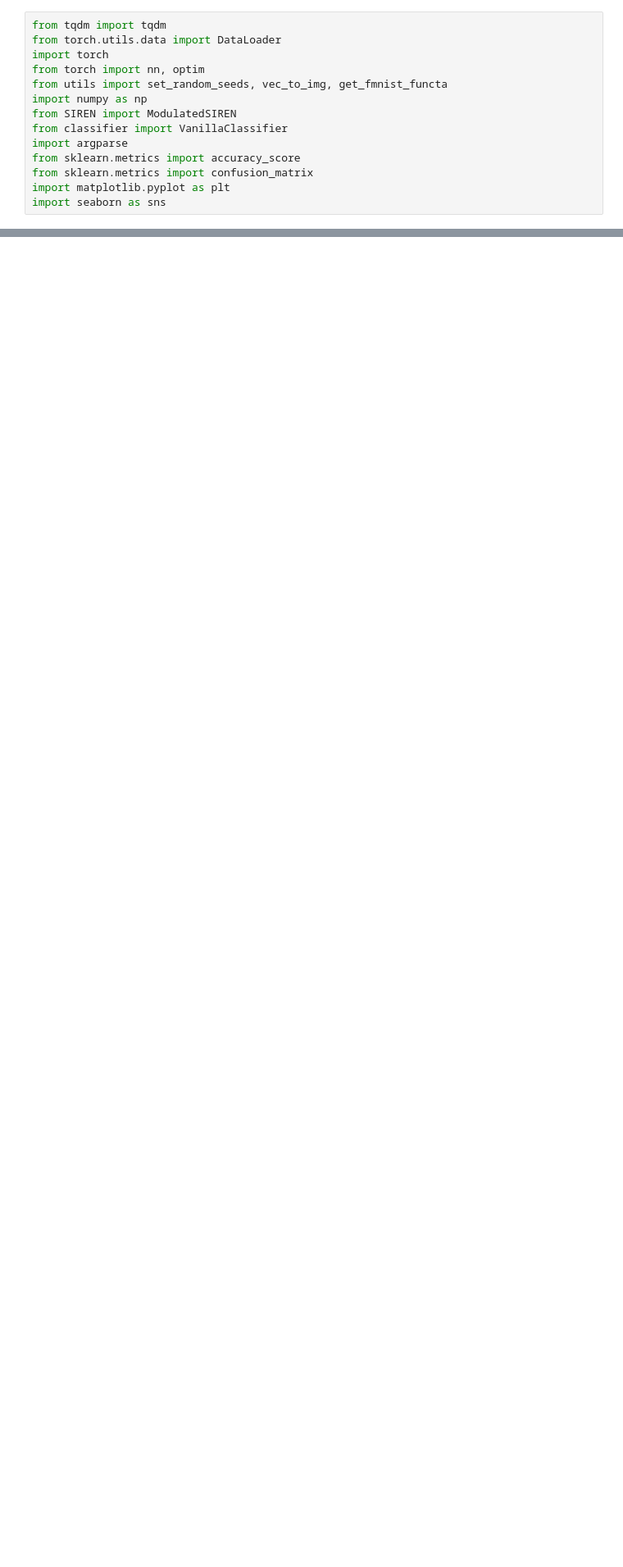
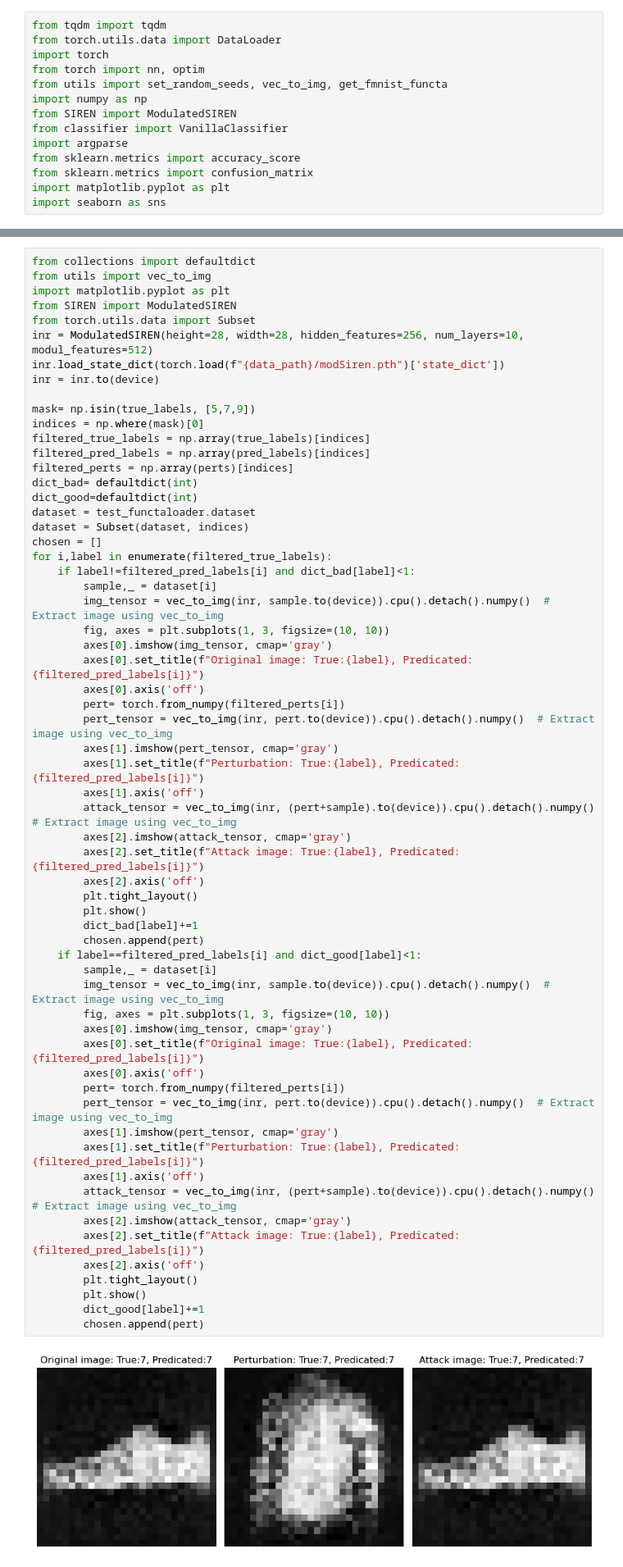
Before and after one commit to chenpery/INR-project, a Jupyter notebook: part2.ipynb, the cells around one changed output, grey strips where cells are left out. Shown at 82% size. Cells and saved outputs as stored; diff of their text form; blank space fills up the shorter version.

```diff
--- a/part2.ipynb
+++ b/part2.ipynb
@@ -194,0 +234,63 @@ plt.show()
+# %%
+from collections import defaultdict
+from utils import vec_to_img
+import matplotlib.pyplot as plt
+from SIREN import ModulatedSIREN
+from torch.utils.data import Subset
+inr = ModulatedSIREN(height=28, width=28, hidden_features=256, num_layers=10, modul_features=512)
+inr.load_state_dict(torch.load(f"{data_path}/modSiren.pth")['state_dict'])
+inr = inr.to(device)
+
+mask= np.isin(true_labels, [5,7,9])
+indices = np.where(mask)[0]
+filtered_true_labels = np.array(true_labels)[indices]
+filtered_pred_labels = np.array(pred_labels)[indices]
+filtered_perts = np.array(perts)[indices]
+dict_bad= defaultdict(int)
+dict_good=defaultdict(int)
+dataset = test_functaloader.dataset
+dataset = Subset(dataset, indices)
+chosen = []
+for i,label in enumerate(filtered_true_labels):
+    if label!=filtered_pred_labels[i] and dict_bad[label]<1:
+        sample,_ = dataset[i]
+        img_tensor = vec_to_img(inr, sample.to(device)).cpu().detach().numpy()  # Extract image using vec_to_img
+        fig, axes = plt.subplots(1, 3, figsize=(10, 10))
+        axes[0].imshow(img_tensor, cmap='gray')
+        axes[0].set_title(f"Original image: True:{label}, Predicated:{filtered_pred_labels[i]}")
+        axes[0].axis('off')
+        pert= torch.from_numpy(filtered_perts[i])
+        pert_tensor = vec_to_img(inr, pert.to(device)).cpu().detach().numpy()  # Extract image using vec_to_img
+        axes[1].imshow(pert_tensor, cmap='gray')
+        axes[1].set_title(f"Perturbation: True:{label}, Predicated:{filtered_pred_labels[i]}")
+        axes[1].axis('off')
+        attack_tensor = vec_to_img(inr, (pert+sample).to(device)).cpu().detach().numpy()  # Extract image using vec_to_img
+        axes[2].imshow(attack_tensor, cmap='gray')
+        axes[2].set_title(f"Attack image: True:{label}, Predicated:{filtered_pred_labels[i]}")
+        axes[2].axis('off')
+        plt.tight_layout()
+        plt.show()
+        dict_bad[label]+=1
+        chosen.append(pert)
+    if label==filtered_pred_labels[i] and dict_good[label]<1:
+        sample,_ = dataset[i]
+        img_tensor = vec_to_img(inr, sample.to(device)).cpu().detach().numpy()  # Extract image using vec_to_img
+        fig, axes = plt.subplots(1, 3, figsize=(10, 10))
+        axes[0].imshow(img_tensor, cmap='gray')
+        axes[0].set_title(f"Original image: True:{label}, Predicated:{filtered_pred_labels[i]}")
+        axes[0].axis('off')
+        pert= torch.from_numpy(filtered_perts[i])
+        pert_tensor = vec_to_img(inr, pert.to(device)).cpu().detach().numpy()  # Extract image using vec_to_img
+        axes[1].imshow(pert_tensor, cmap='gray')
+        axes[1].set_title(f"Perturbation: True:{label}, Predicated:{filtered_pred_labels[i]}")
+        axes[1].axis('off')
+        attack_tensor = vec_to_img(inr, (pert+sample).to(device)).cpu().detach().numpy()  # Extract image using vec_to_img
+        axes[2].imshow(attack_tensor, cmap='gray')
+        axes[2].set_title(f"Attack image: True:{label}, Predicated:{filtered_pred_labels[i]}")
+        axes[2].axis('off')
+        plt.tight_layout()
+        plt.show()
+        dict_good[label]+=1
+        chosen.append(pert)
+# %% [output]
+[figure, added]
```
Also changed, not shown: parts of 7 cells of this notebook, 2 other files.
